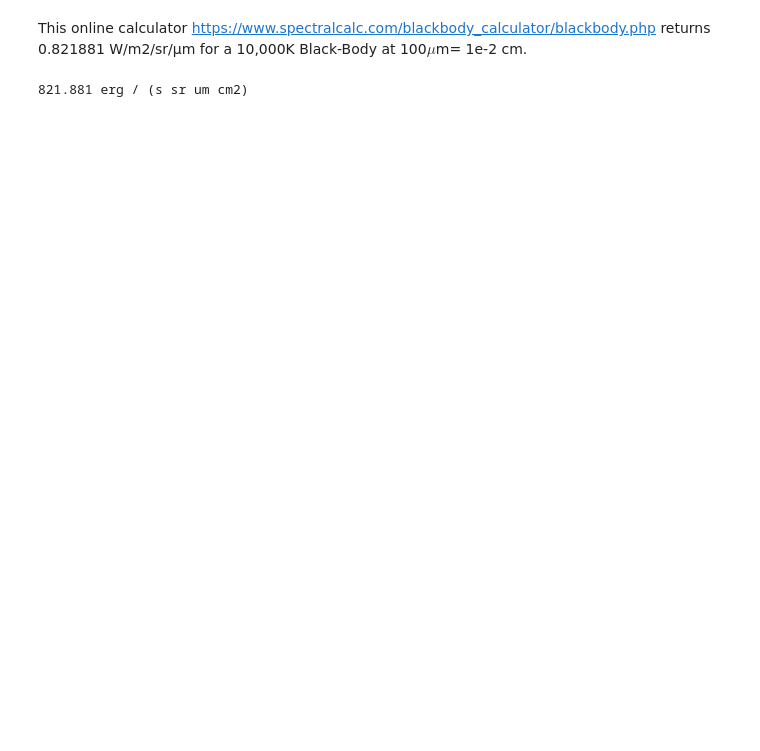
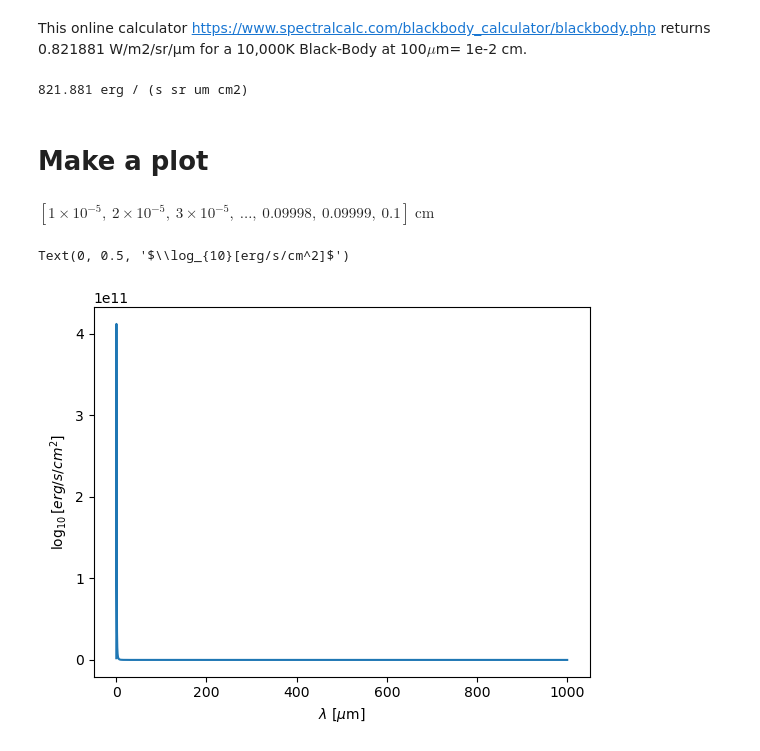
Before and after one commit to juliaroquette/project_with_Nikos, a Jupyter notebook: testing_BlackBody.ipynb, the cells around one changed output. Drawn from its saved outputs; the diff is of its cells as text; code cells hidden in the pictures; blank space fills up the shorter version.

```diff
--- a/testing_BlackBody.ipynb
+++ b/testing_BlackBody.ipynb
@@ -60,7 +59,7 @@ def myBlackBody(wl, Teff):
     """
     assert wl.decompose().unit == u.m
     assert Teff.unit == u.K
-    B = (2. * c.h * c.c**2 / wl**5) * 1 / (np.exp(c.h * c.c / (wl * c.k_B * Teff)) - 1)
+    B = (2. * q.h * q.c**2 / wl**5) * 1 / (np.exp(q.h * q.c / (wl * q.k_B * Teff)) - 1)
     return B.to(u.W/u.m**2/u.m)
 # %%
 def astropyBlackBody(wl, Teff):
@@ -119,3 +124,20 @@ test = 0.821881*u.W/u.m**2/u.um/u.sr
 print(test.to(u.erg/u.s/u.cm**2/u.um/u.sr))
 # %% [output]
 821.881 erg / (s sr um cm2)
+# %% [markdown]
+# Make a plot
+# %%
+# wl_array = np.linspace(0.1, 1000, 10000)*u.um
+wl_array = np.linspace(0.1, 1000, 10000)*u.um
+# %%
+wl_array.to(u.cm)
+# %% [output]
+$[1 \times 10^{-5},~2 \times 10^{-5},~3 \times 10^{-5},~\dots,~0.09998,~0.09999,~0.1] \; \mathrm{cm}$
+# %%
+plt.plot(wl_array,#.to(u.um),
+         10**equation8(wl_array, Teff, myBlackBody))
+plt.xlabel('$\lambda$ [$\mu$m]')
+plt.ylabel('$\log_{10}[erg/s/cm^2]$')
+# %% [output]
+Text(0, 0.5, '$\\log_{10}[erg/s/cm^2]$')
+[figure, added]
```
Also changed, not shown: parts of 32 cells of this notebook, 1 other file.
